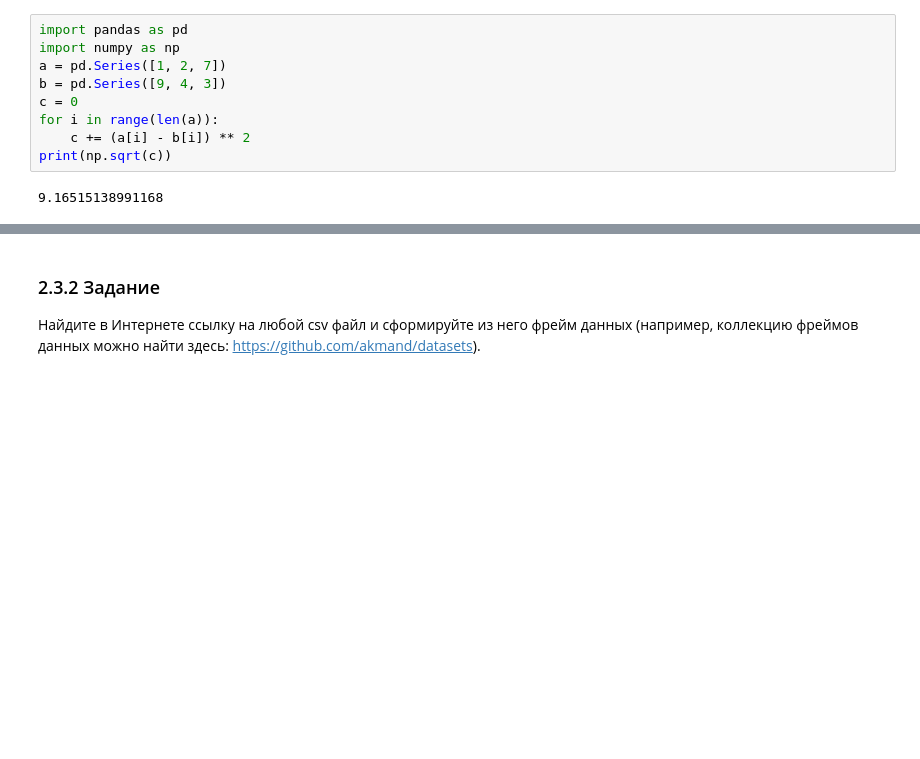
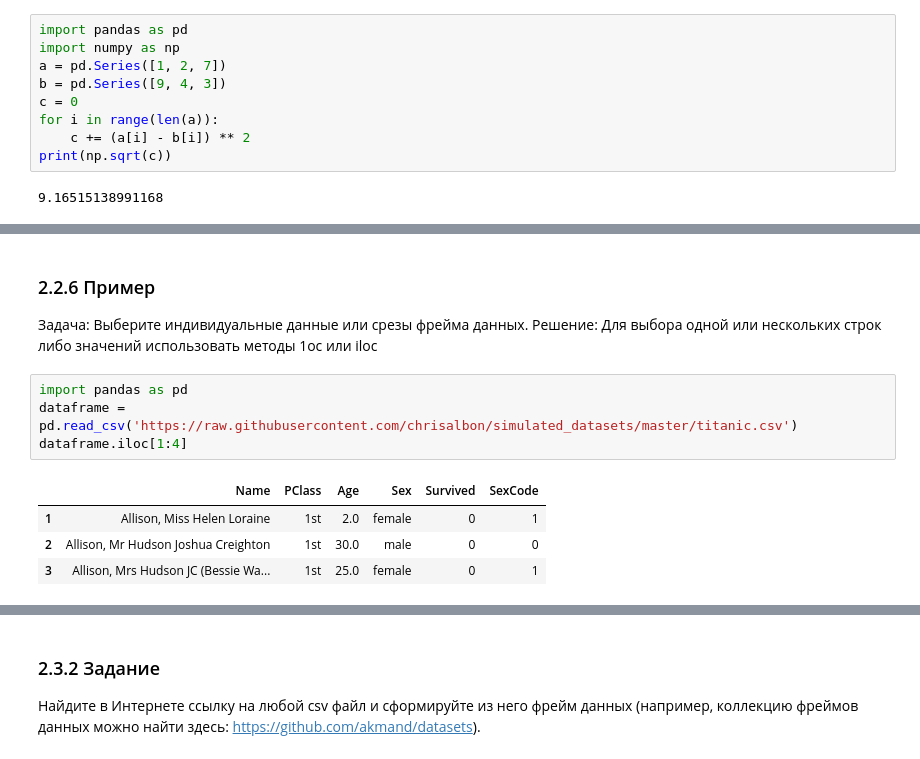
Before and after one commit to TAHK235/IT_Practices, a Jupyter notebook: Practice2.ipynb, the cells around one changed output, grey strips where cells are left out. Drawn from its saved outputs; the diff is of its cells as text; blank space fills up the shorter version.

```diff
--- a/Practice2.ipynb
+++ b/Practice2.ipynb
@@ -145,0 +408,17 @@ print(np.sqrt(c))
+# %% [markdown]
+### 2.2.6 Пример
+
+Задача:
+Выберите индивидуальные данные или срезы фрейма данных.
+Решение:
+Для выбора одной или нескольких строк либо значений использовать
+методы 1ос или iloc
+# %%
+import pandas as pd
+dataframe = pd.read_csv('https://raw.githubusercontent.com/chrisalbon/simulated_datasets/master/titanic.csv')
+dataframe.iloc[1:4]
+# %% [output]
+|  | Name | PClass | Age | Sex | Survived | SexCode |
+| 1 | Allison, Miss Helen Loraine | 1st | 2.0 | female | 0 | 1 |
+| 2 | Allison, Mr Hudson Joshua Creighton | 1st | 30.0 | male | 0 | 0 |
+| 3 | Allison, Mrs Hudson JC (Bessie Wa... | 1st | 25.0 | female | 0 | 1 |
```
Also changed, not shown: parts of 30 cells of this notebook.
